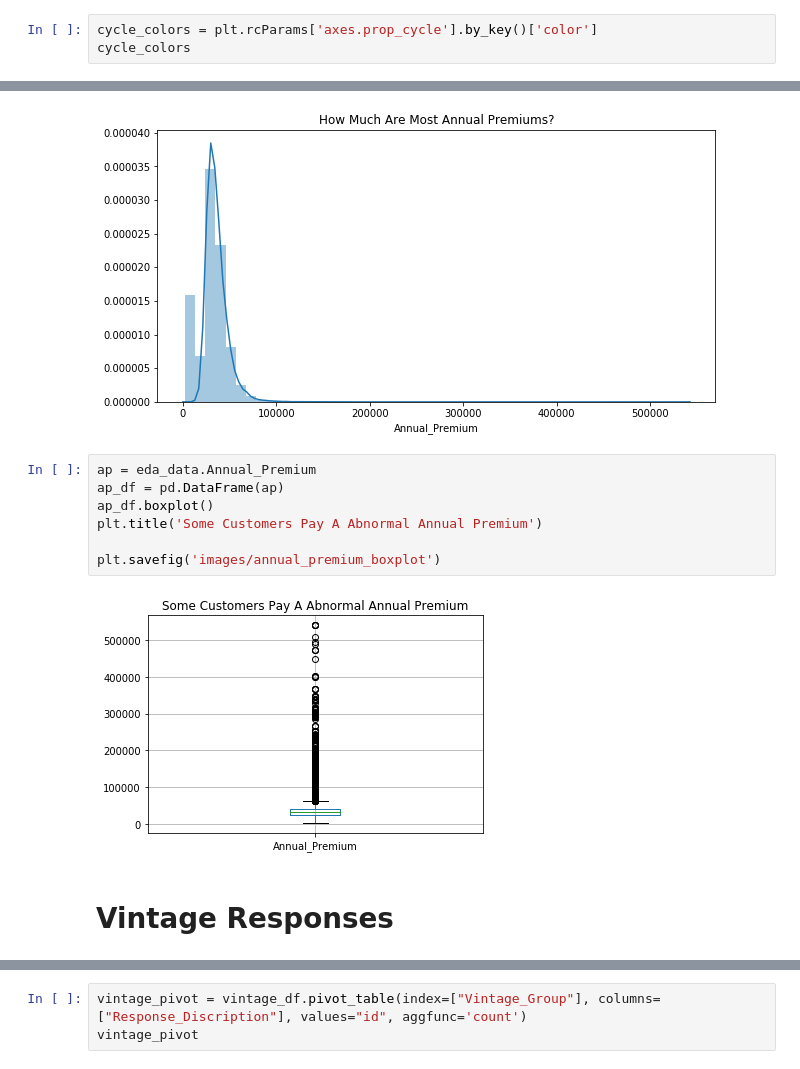
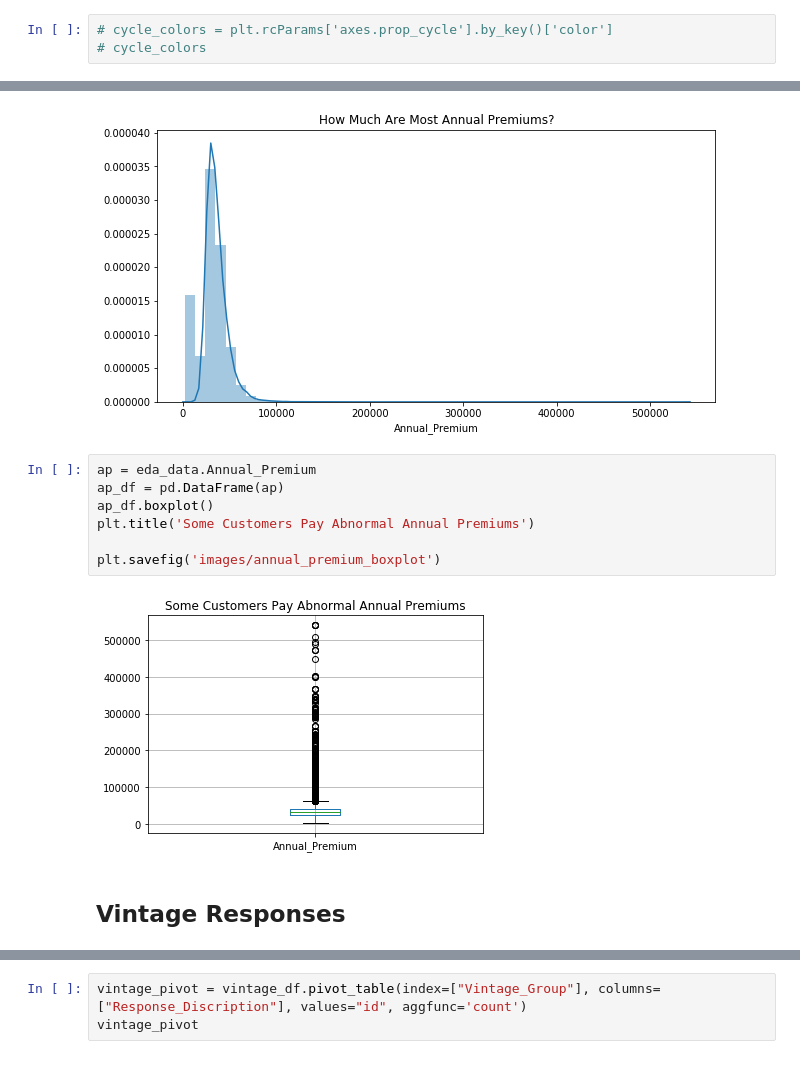
Before and after one commit to szerpa17/cross-sell-predictions, a Jupyter notebook: eda_viz.ipynb, the cells around one changed output, grey strips where cells are left out. Drawn from its saved outputs; the diff is of its cells as text.

```diff
--- a/eda_viz.ipynb
+++ b/eda_viz.ipynb
@@ -136,5 +137,5 @@ plt.savefig('images/response_bar')
 # %% [output]
 [figure]
 # %%
-cycle_colors = plt.rcParams['axes.prop_cycle'].by_key()['color']
-cycle_colors
+# cycle_colors = plt.rcParams['axes.prop_cycle'].by_key()['color']
+# cycle_colors
@@ -298,12 +288,12 @@ plt.savefig('images/annual_premium_dist')
 # %%
 ap = eda_data.Annual_Premium
 ap_df = pd.DataFrame(ap)
 ap_df.boxplot()
-plt.title('Some Customers Pay A Abnormal Annual Premium')
+plt.title('Some Customers Pay Abnormal Annual Premiums')
 
 plt.savefig('images/annual_premium_boxplot')
 # %% [output]
-[figure, old version]
+[figure, new version]
 # %% [markdown]
-# Vintage Responses
+## Vintage Responses
 # %%
```
Also changed, not shown: parts of 36 cells of this notebook, 6 other files.
